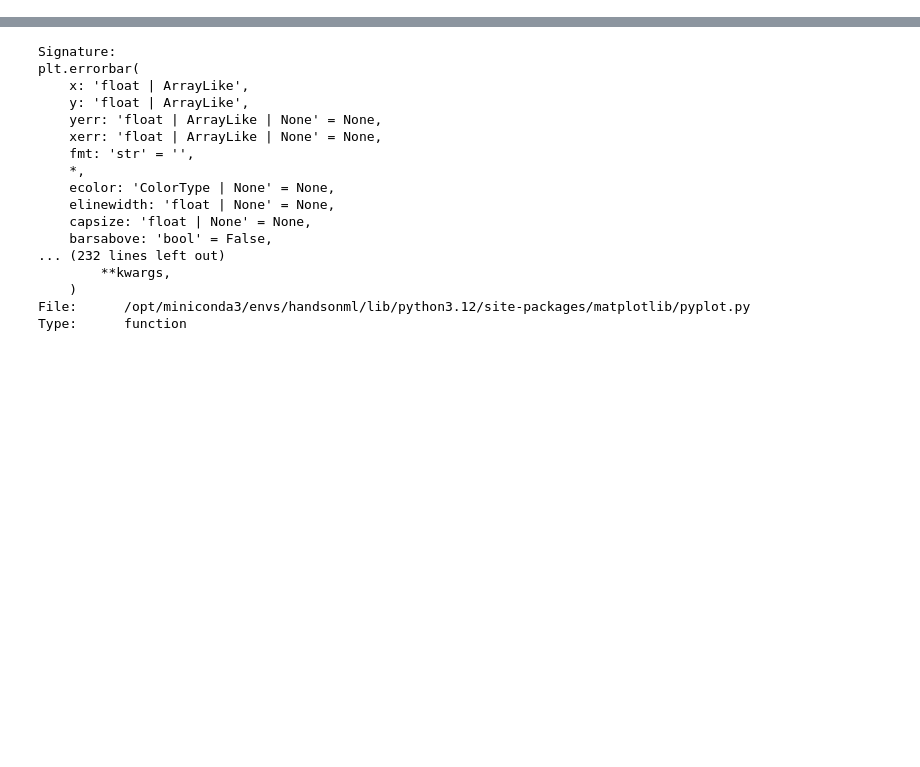
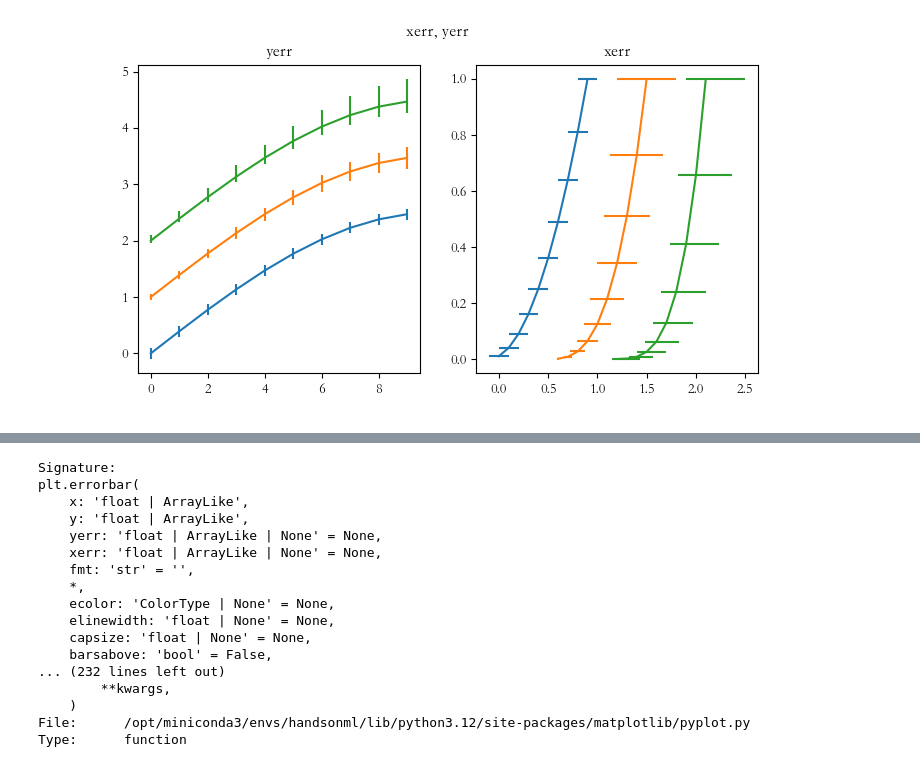
Before and after one commit to wangmu0115/HandsOn-ML, a Jupyter notebook: matplotlib/误差线.ipynb, the cells around one changed output, grey strips where cells are left out. Cells and saved outputs as stored; diff of their text form; code cells hidden in the pictures; blank space fills up the shorter version.

```diff
--- a/matplotlib/误差线.ipynb
+++ b/matplotlib/误差线.ipynb
@@ -47,0 +44,39 @@ plt.show()
+# %%
+%matplotlib widget
+import numpy as np
+import matplotlib as mpl
+import matplotlib.pyplot as plt
+
+mpl.rcParams["font.sans-serif"] = ["Kaiti SC", "Menlo"] # 设置字体
+
+fig, (ax1, ax2) = plt.subplots(1, 2, figsize=(8, 4))
+
+x = np.arange(10)
+y1 = 2.5 * np.sin(x / 20 * np.pi)
+y1_err = 0.1
+y2 = y1 + 1
+y2_err = np.linspace(0.05, 0.2, 10)
+y3 = y1 + 2
+y3_err = np.array([np.linspace(0.05, 0.2, 10), np.linspace(0.1, 0.4, 10)])
+ax1.errorbar(x, y1, yerr=y1_err)
+ax1.errorbar(x, y2, yerr=y2_err)
+ax1.errorbar(x, y3, yerr=y3_err)
+ax1.set_title("yerr")
+
+x = np.arange(10) / 10
+y1 = (x + 0.1) ** 2
+x1_err = 0.1
+y2 = (x + 0.1) ** 3
+x2_err = np.linspace(0.01, 0.3, 10)
+y3 = (x + 0.1) ** 4
+x3_err = np.array([np.linspace(0.05, 0.2, 10), np.linspace(0.1, 0.4, 10)])
+ax2.errorbar(x, y1, xerr=x1_err)
+ax2.errorbar(x+0.6, y2, xerr=x2_err)
+ax2.errorbar(x+1.2, y3, xerr=x3_err)
+ax2.set_title("xerr")
+
+fig.suptitle("xerr, yerr")
+
+plt.show()
+# %% [output]
+[figure, added]
```
Also changed, not shown: parts of 17 cells of this notebook, 6 other files.
